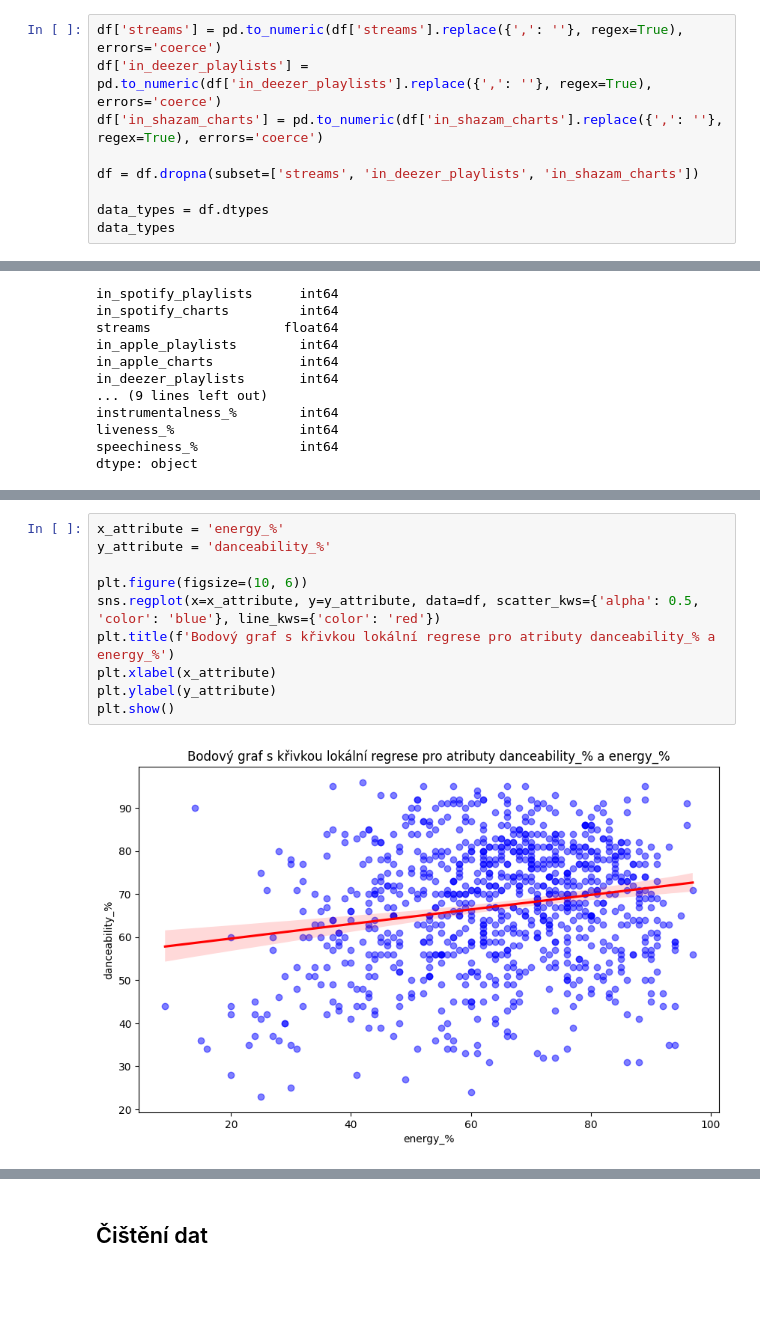
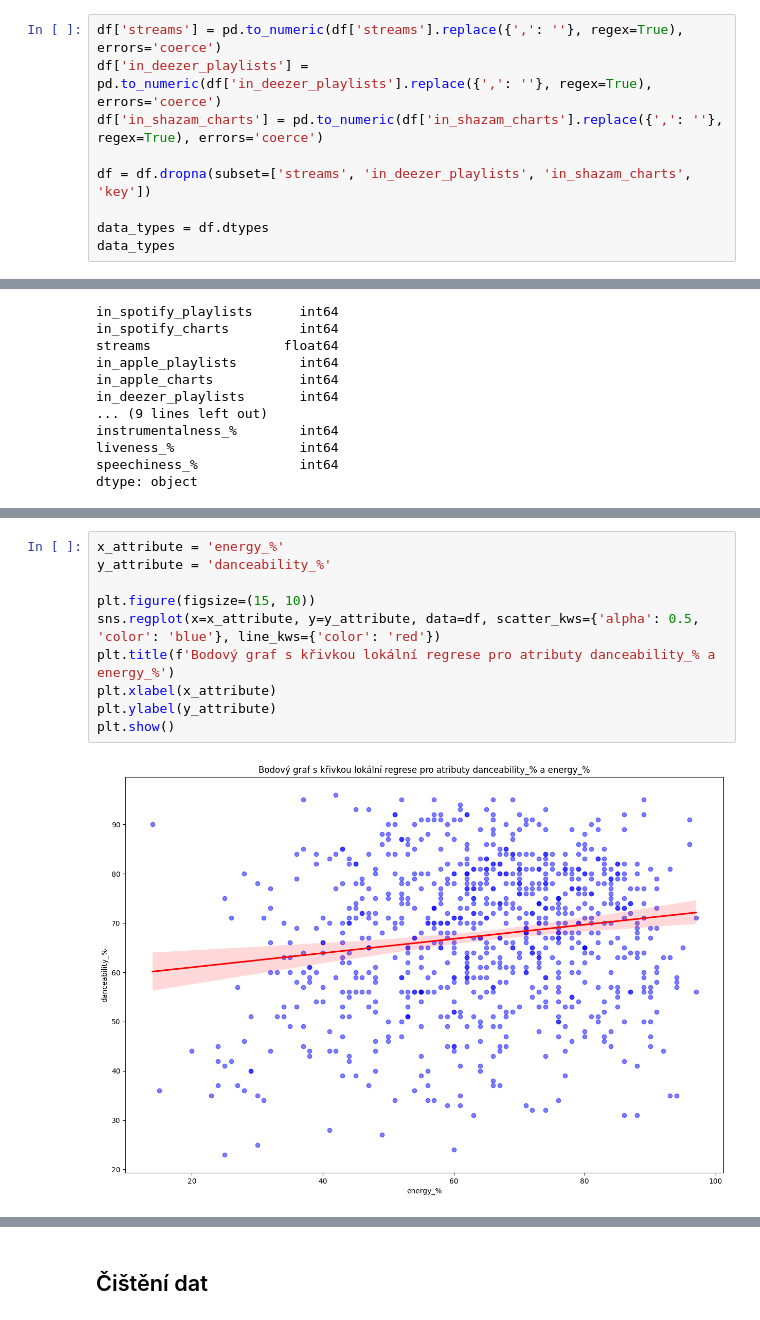
Before and after one commit to FITlifeSADGE/UPA, a Jupyter notebook: UPA.ipynb, the cells around one changed output, grey strips where cells are left out. Drawn from its saved outputs; the diff is of its cells as text; blank space fills up the shorter version.

```diff
--- a/UPA.ipynb
+++ b/UPA.ipynb
@@ -63,7 +65,7 @@ df['streams'] = pd.to_numeric(df['streams'].replace({',': ''}, regex=True), erro
 df['in_deezer_playlists'] = pd.to_numeric(df['in_deezer_playlists'].replace({',': ''}, regex=True), errors='coerce')
 df['in_shazam_charts'] = pd.to_numeric(df['in_shazam_charts'].replace({',': ''}, regex=True), errors='coerce')
 
-df = df.dropna(subset=['streams', 'in_deezer_playlists', 'in_shazam_charts'])
+df = df.dropna(subset=['streams', 'in_deezer_playlists', 'in_shazam_charts', 'key'])
 
 data_types = df.dtypes
 data_types
@@ -141,12 +143,12 @@ value_ranges
 # %%
 x_attribute = 'energy_%'
 y_attribute = 'danceability_%'
 
-plt.figure(figsize=(10, 6))
+plt.figure(figsize=(15, 10))
 sns.regplot(x=x_attribute, y=y_attribute, data=df, scatter_kws={'alpha': 0.5, 'color': 'blue'}, line_kws={'color': 'red'})
 plt.title(f'Bodový graf s křivkou lokální regrese pro atributy danceability_% a energy_%')
 plt.xlabel(x_attribute)
 plt.ylabel(y_attribute)
 plt.show()
 # %% [output]
-[figure, old version]
+[figure, new version]
```
Also changed, not shown: parts of 14 cells of this notebook.
